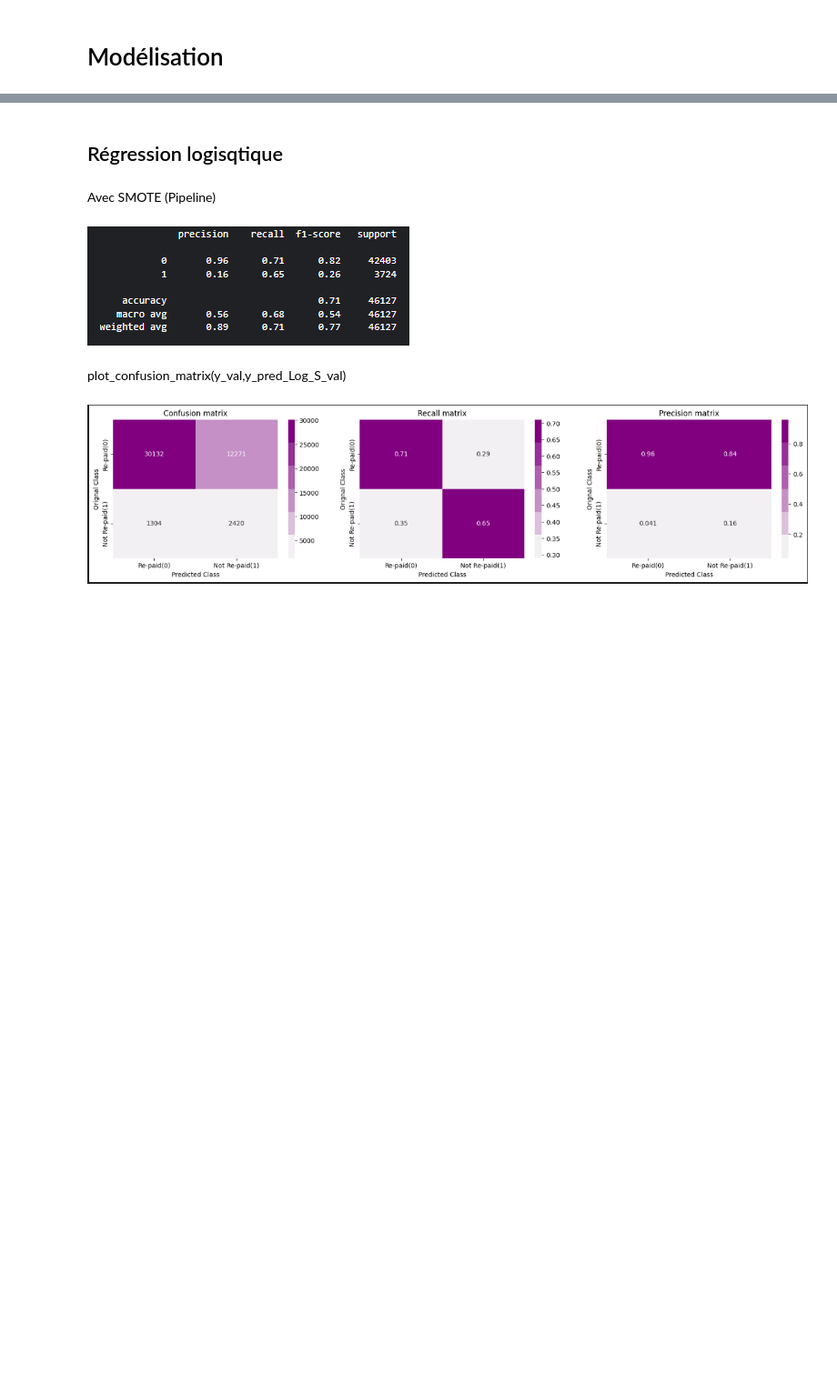
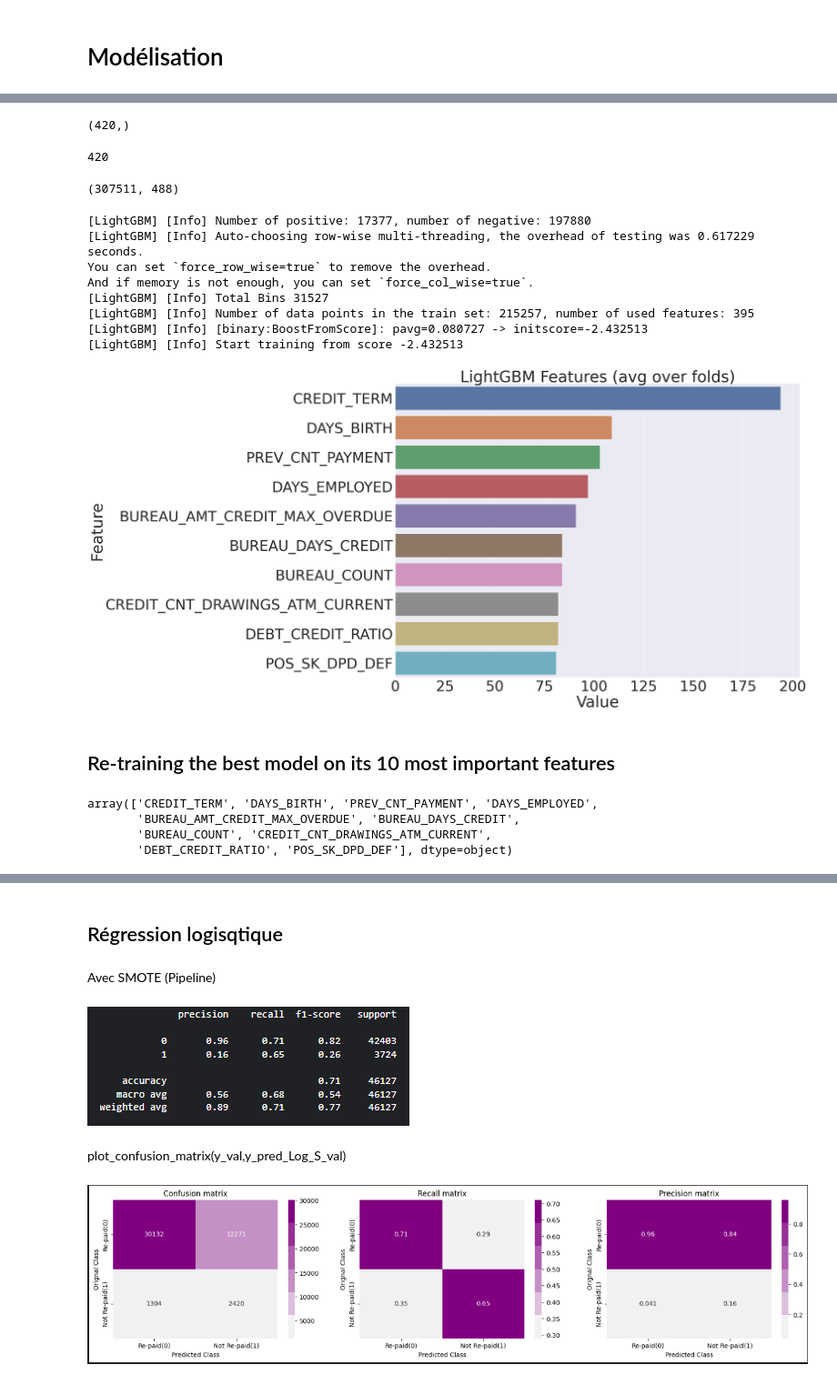
Before and after one commit to alainskydom/Projet-7, a Jupyter notebook: pure-model-projet-7-model.ipynb, the cells around one changed output, grey strips where cells are left out. Shown at 91% size. Drawn from its saved outputs; the diff is of its cells as text; code cells hidden in the pictures; blank space fills up the shorter version.

```diff
--- a/pure-model-projet-7-model.ipynb
+++ b/pure-model-projet-7-model.ipynb
@@ -574,0 +1130,2 @@ def cv_plot(alpha, cv_auc):
+# %%
+X = df_.values
@@ -574,0 +1136,3 @@ def cv_plot(alpha, cv_auc):
+# %%
+Model_L = result_table.iloc[1, 0]
+Model_L
@@ -574,0 +1142,2 @@ def cv_plot(alpha, cv_auc):
+# %%
+Model_L.fit(X_train_final, y_train)
@@ -574,0 +1164,61 @@ def cv_plot(alpha, cv_auc):
+# %%
+Model_L.feature_importances_.shape
+# %% [output]
+(420,)
+# %%
+len(feature_names_all)
+# %% [output]
+420
+# %%
+#traitement des colonnes dont le nom est de type "JSON"
+import re
+X_train_final=X_train_final.rename(columns = lambda x:re.sub('[^A-Za-z0-9_]+', '', x))
+X_val_final=X_val_final.rename(columns = lambda x:re.sub('[^A-Za-z0-9_]+', '', x))
+X_test_final=X_test_final.rename(columns = lambda x:re.sub('[^A-Za-z0-9_]+', '', x))
+# %%
+X.shape
+# %% [output]
+(307511, 488)
+# %%
+# La visualisation des important feature pour un LGBM
+feature_imp = pd.DataFrame({'Value':Model_L.feature_importances_,'Feature':feature_names_all})
+
+#if str(Model_name).startswith('LGBM') :
+import lightgbm
+
+from lightgbm import LGBMClassifier
+
+lgbm_model = LGBMClassifier()
+
+lgbm_model.fit(X_train_final, y_train)
+
+y_pred = lgbm_model.predict(X_test_final)
+
+
+# Vizualisation
+import matplotlib.pyplot as plt
+import seaborn as sns
+%matplotlib inline
+
+def plotImp(model, X, num = 20, fig_size = (40, 20)):
+        feature_imp = pd.DataFrame({'Value':Model_L.feature_importances_,'Feature':feature_names_all})
+        plt.figure(figsize=fig_size)
+        sns.set(font_scale = 5)
+        sns.barplot(x="Value", y="Feature", data=feature_imp.sort_values(by="Value",
+                                                            ascending=False)[0:num])
+        plt.title('LightGBM Features (avg over folds)')
+        plt.tight_layout()
+        plt.savefig('lgbm_importances-01.png')
+        plt.show()
+
+plotImp(lgbm_model,X_train_final,num = 10, fig_size = (40, 20))
+# %% [output]
+[LightGBM] [Info] Number of positive: 17377, number of negative: 197880
+[LightGBM] [Info] Auto-choosing row-wise multi-threading, the overhead of testing was 0.617229 seconds.
+You can set `force_row_wise=true` to remove the overhead.
+And if memory is not enough, you can set `force_col_wise=true`.
+[LightGBM] [Info] Total Bins 31527
+[LightGBM] [Info] Number of data points in the train set: 215257, number of used features: 395
+[LightGBM] [Info] [binary:BoostFromScore]: pavg=0.080727 -> initscore=-2.432513
+[LightGBM] [Info] Start training from score -2.432513
+[figure, added]
@@ -574,0 +1230,11 @@ def cv_plot(alpha, cv_auc):
+# %% [markdown]
+## Re-training the best model on its 10 most important features
+# %%
+# La liste des features importantes
+imp_feat = df_imp_best['Feature'].unique()
+imp_feat
+# %% [output]
+array(['CREDIT_TERM', 'DAYS_BIRTH', 'PREV_CNT_PAYMENT', 'DAYS_EMPLOYED',
+       'BUREAU_AMT_CREDIT_MAX_OVERDUE', 'BUREAU_DAYS_CREDIT',
+       'BUREAU_COUNT', 'CREDIT_CNT_DRAWINGS_ATM_CURRENT',
+       'DEBT_CREDIT_RATIO', 'POS_SK_DPD_DEF'], dtype=object)
```
Also changed, not shown: parts of 102 cells of this notebook.
